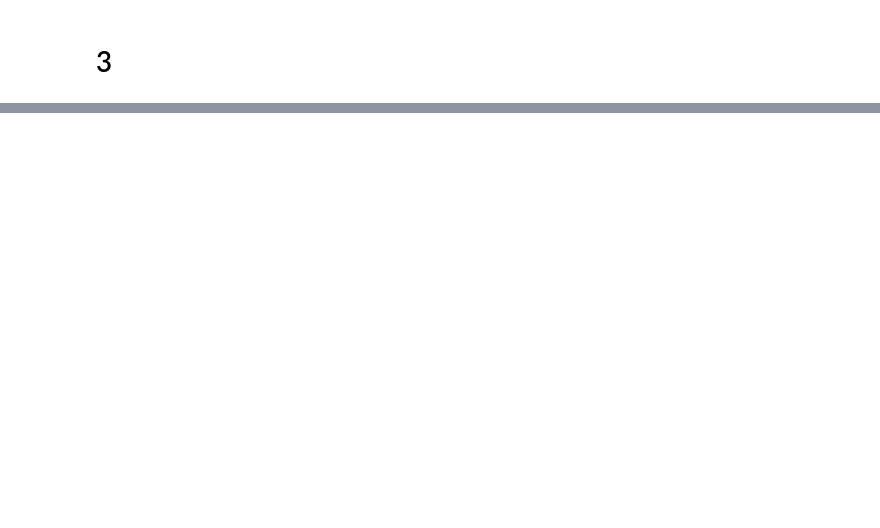
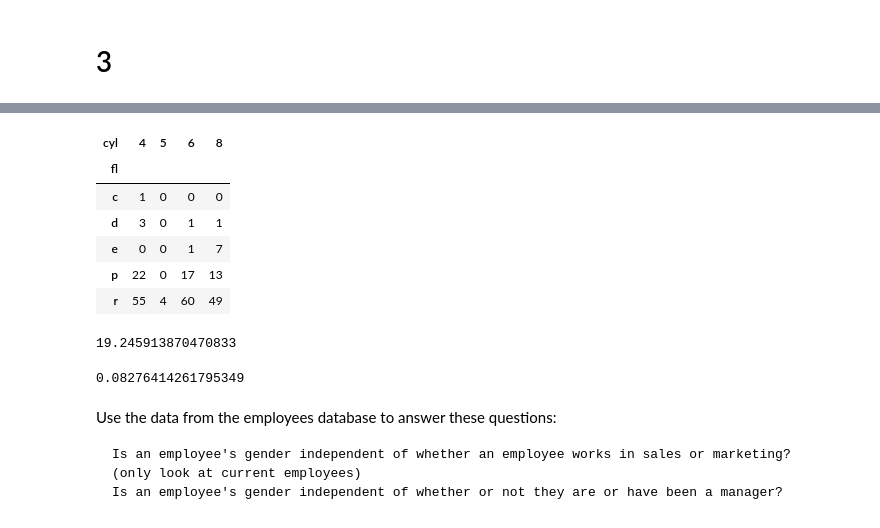
Before and after one commit to Jgardin875/statistics-exercises, a Jupyter notebook: hypothesis_testing.ipynb, the cells around one changed output, grey strips where cells are left out. Drawn from its saved outputs; the diff is of its cells as text; code cells hidden in the pictures; blank space fills up the shorter version.

```diff
--- a/hypothesis_testing.ipynb
+++ b/hypothesis_testing.ipynb
@@ -558,0 +751,16 @@ print('r=', r)
+# %%
+observed = pd.crosstab(mpg.fl, mpg.cyl)
+observed
+# %% [output]
+| cyl | 4 | 5 | 6 | 8 |
+| fl |  |  |  |  |
+| c | 1 | 0 | 0 | 0 |
+| d | 3 | 0 | 1 | 1 |
+| e | 0 | 0 | 1 | 7 |
+| p | 22 | 0 | 17 | 13 |
+| r | 55 | 4 | 60 | 49 |
+# %%
+chi2 = ((observed - expected)**2 / expected).values.sum()
+chi2
+# %% [output]
+19.245913870470833
@@ -558,0 +771,4 @@ print('r=', r)
+# %%
+stats.chi2(degrees_of_freedom).sf(chi2)
+# %% [output]
+0.08276414261795349
@@ -558,0 +777,7 @@ print('r=', r)
+# %% [markdown]
+
+
+Use the data from the employees database to answer these questions:
+
+    Is an employee's gender independent of whether an employee works in sales or marketing? (only look at current employees)
+    Is an employee's gender independent of whether or not they are or have been a manager?
```
Also changed, not shown: parts of 57 cells of this notebook.
